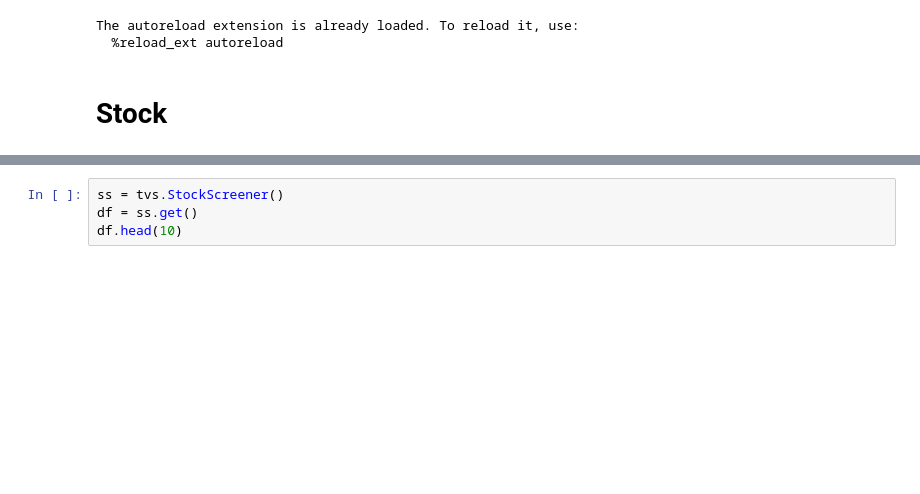
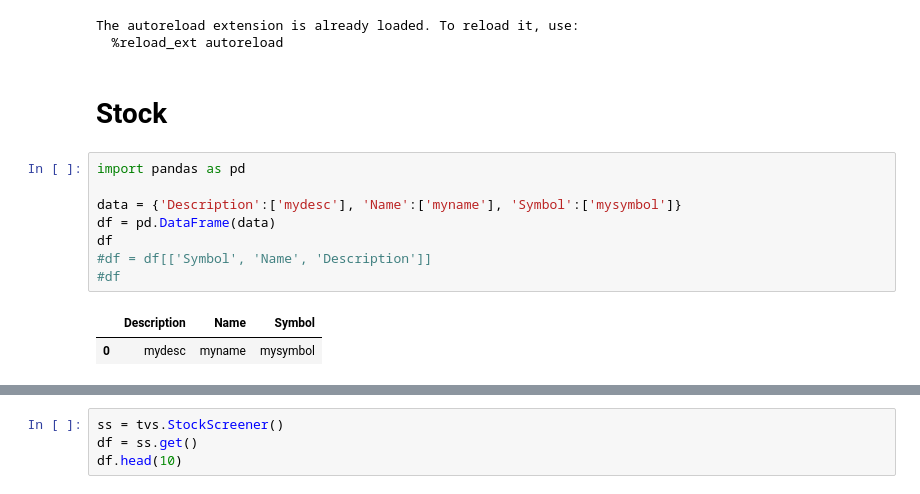
Before and after one commit to houseofai/tvscreener, a Jupyter notebook: notebooks/example.ipynb, the cells around one changed output, grey strips where cells are left out. Drawn from its saved outputs; the diff is of its cells as text; blank space fills up the shorter version.

```diff
--- a/notebooks/example.ipynb
+++ b/notebooks/example.ipynb
@@ -8,3 +8,14 @@ The autoreload extension is already loaded. To reload it, use:
   %reload_ext autoreload
 # %% [markdown]
 # Stock
+# %%
+import pandas as pd
+
+data = {'Description':['mydesc'], 'Name':['myname'], 'Symbol':['mysymbol']}
+df = pd.DataFrame(data)
+df
+#df = df[['Symbol', 'Name', 'Description']]
+#df
+# %% [output]
+|  | Description | Name | Symbol |
+| 0 | mydesc | myname | mysymbol |
```
Also changed, not shown: parts of 1 cell of this notebook, 4 other files.
